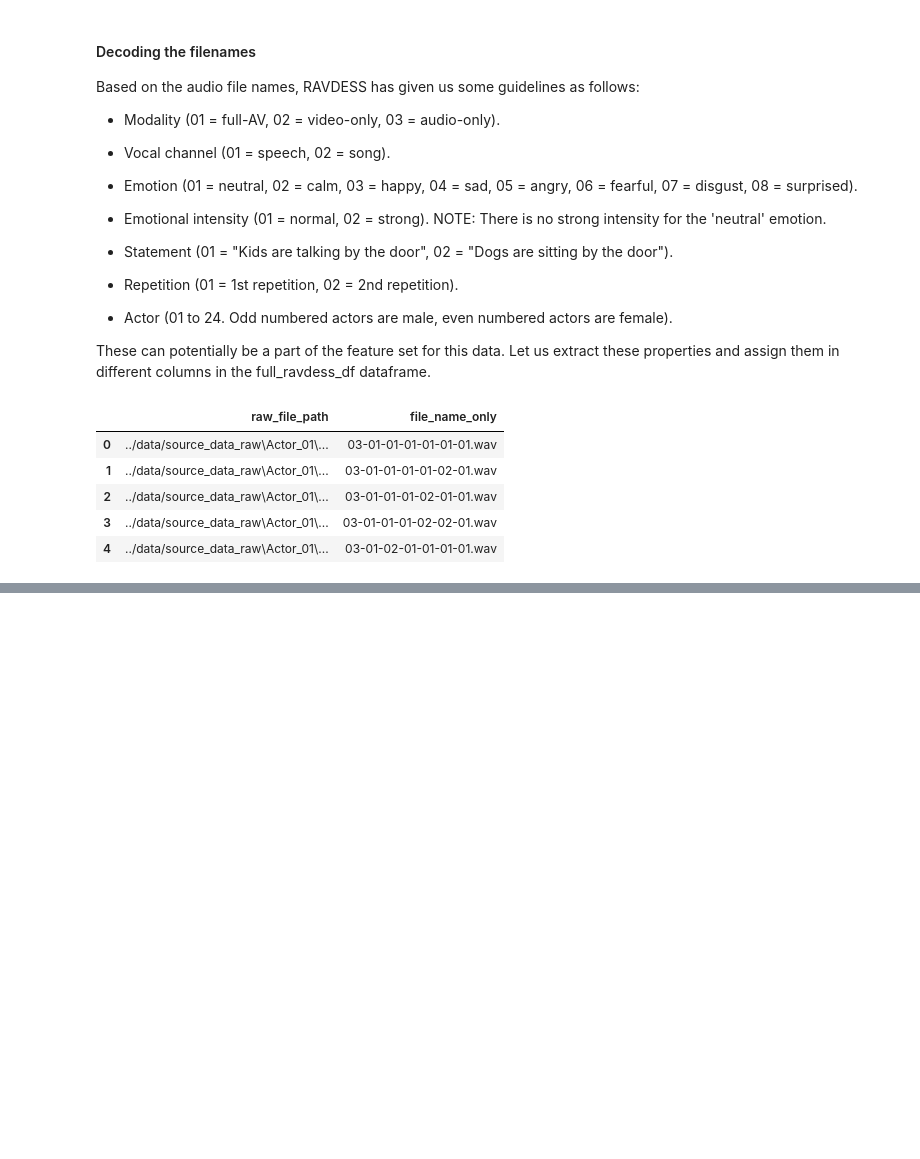
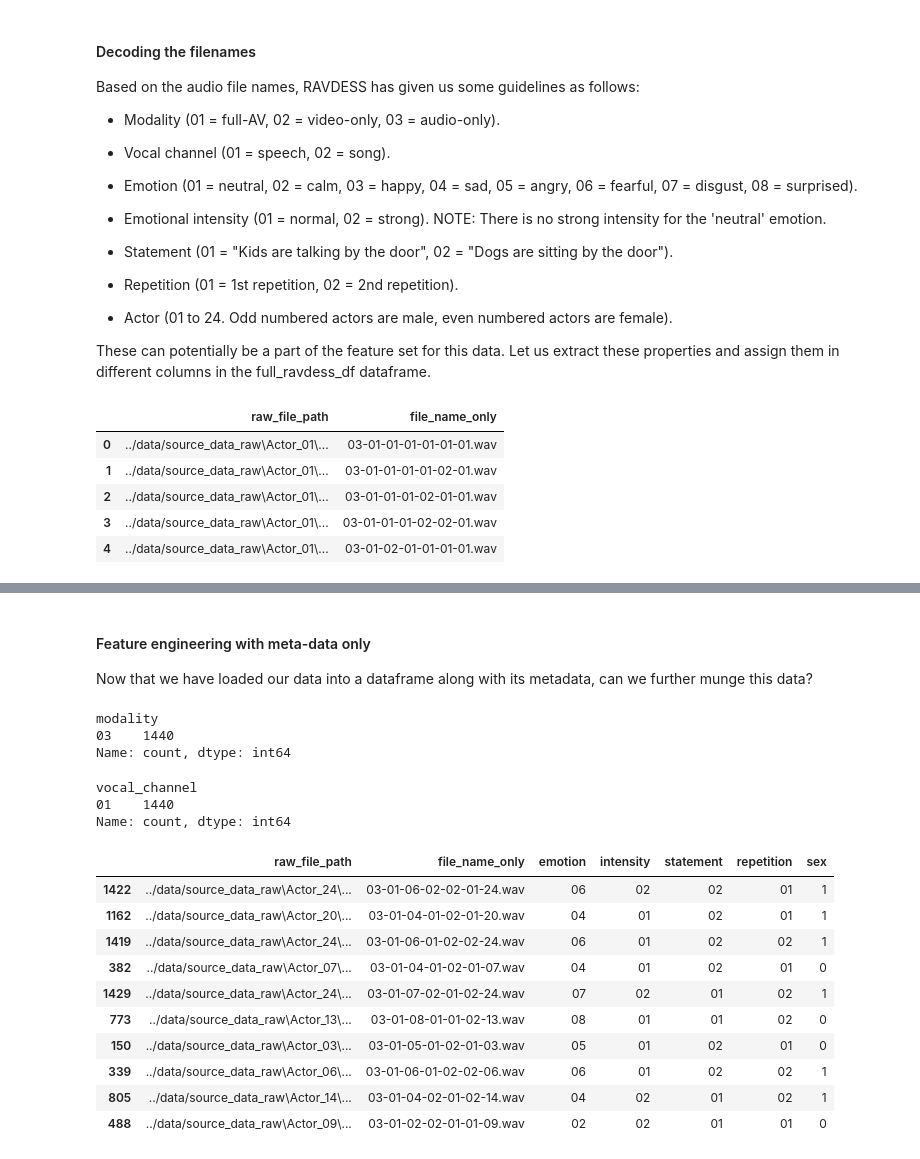
Before and after one commit to Aritra96/rvdess_audio_classification, a Jupyter notebook: dev/ravdess_eda.ipynb, the cells around one changed output, grey strips where cells are left out. Drawn from its saved outputs; the diff is of its cells as text; code cells hidden in the pictures; blank space fills up the shorter version.

Commit message:
Basic metadata feature engineering

```diff
--- a/dev/ravdess_eda.ipynb
+++ b/dev/ravdess_eda.ipynb
@@ -248,0 +249,54 @@ full_ravdess_df.sample(10)
+# %% [markdown]
+#### Feature engineering with meta-data only
+
+Now that we have loaded our data into a dataframe along with its metadata, can we further munge this data?
+# %%
+# Let's start from the back
+
+# we know that an even number of actor is a female
+# whereas an odd number corresponds to a male
+# In such a case, it does not make sense to have range of numbers from 1 to 24
+# and we could, instead, convert this column to "sex" which denotes 1 for female or
+# 0 for male.
+
+full_ravdess_df["sex"] = full_ravdess_df["actor"].astype(int).apply(lambda x: 1 if x%2 == 0 else 0)
+
+# full_ravdess_df.sample(10)
+
+# we can now drop the actor column
+
+full_ravdess_df = full_ravdess_df.drop(columns=["actor"], axis="columns")
+# %%
+# Also, do we even need the modality column?
+# all of our data is audio-only in this dataset
+# let's remove the column "modality" after checking
+# Repeat this for the "voice_channel" column
+# since we only have speech data in this dataset
+
+full_ravdess_df["modality"].value_counts()
+# %% [output]
+modality
+03    1440
+Name: count, dtype: int64
+# %%
+full_ravdess_df["vocal_channel"].value_counts()
+# %% [output]
+vocal_channel
+01    1440
+Name: count, dtype: int64
+# %%
+full_ravdess_df = full_ravdess_df.drop(columns=["modality", "vocal_channel"], axis="columns")
+# %%
+full_ravdess_df.sample(10)
+# %% [output]
+|  | raw_file_path | file_name_only | emotion | intensity | statement | repetition | sex |
+| 1422 | ../data/source_data_raw\Actor_24\... | 03-01-06-02-02-01-24.wav | 06 | 02 | 02 | 01 | 1 |
+| 1162 | ../data/source_data_raw\Actor_20\... | 03-01-04-01-02-01-20.wav | 04 | 01 | 02 | 01 | 1 |
+| 1419 | ../data/source_data_raw\Actor_24\... | 03-01-06-01-02-02-24.wav | 06 | 01 | 02 | 02 | 1 |
+| 382 | ../data/source_data_raw\Actor_07\... | 03-01-04-01-02-01-07.wav | 04 | 01 | 02 | 01 | 0 |
+| 1429 | ../data/source_data_raw\Actor_24\... | 03-01-07-02-01-02-24.wav | 07 | 02 | 01 | 02 | 1 |
+| 773 | ../data/source_data_raw\Actor_13\... | 03-01-08-01-01-02-13.wav | 08 | 01 | 01 | 02 | 0 |
+| 150 | ../data/source_data_raw\Actor_03\... | 03-01-05-01-02-01-03.wav | 05 | 01 | 02 | 01 | 0 |
+| 339 | ../data/source_data_raw\Actor_06\... | 03-01-06-01-02-02-06.wav | 06 | 01 | 02 | 02 | 1 |
+| 805 | ../data/source_data_raw\Actor_14\... | 03-01-04-02-01-02-14.wav | 04 | 02 | 01 | 02 | 1 |
+| 488 | ../data/source_data_raw\Actor_09\... | 03-01-02-02-01-01-09.wav | 02 | 02 | 01 | 01 | 0 |
```
Also changed, not shown: parts of 3 cells of this notebook.
